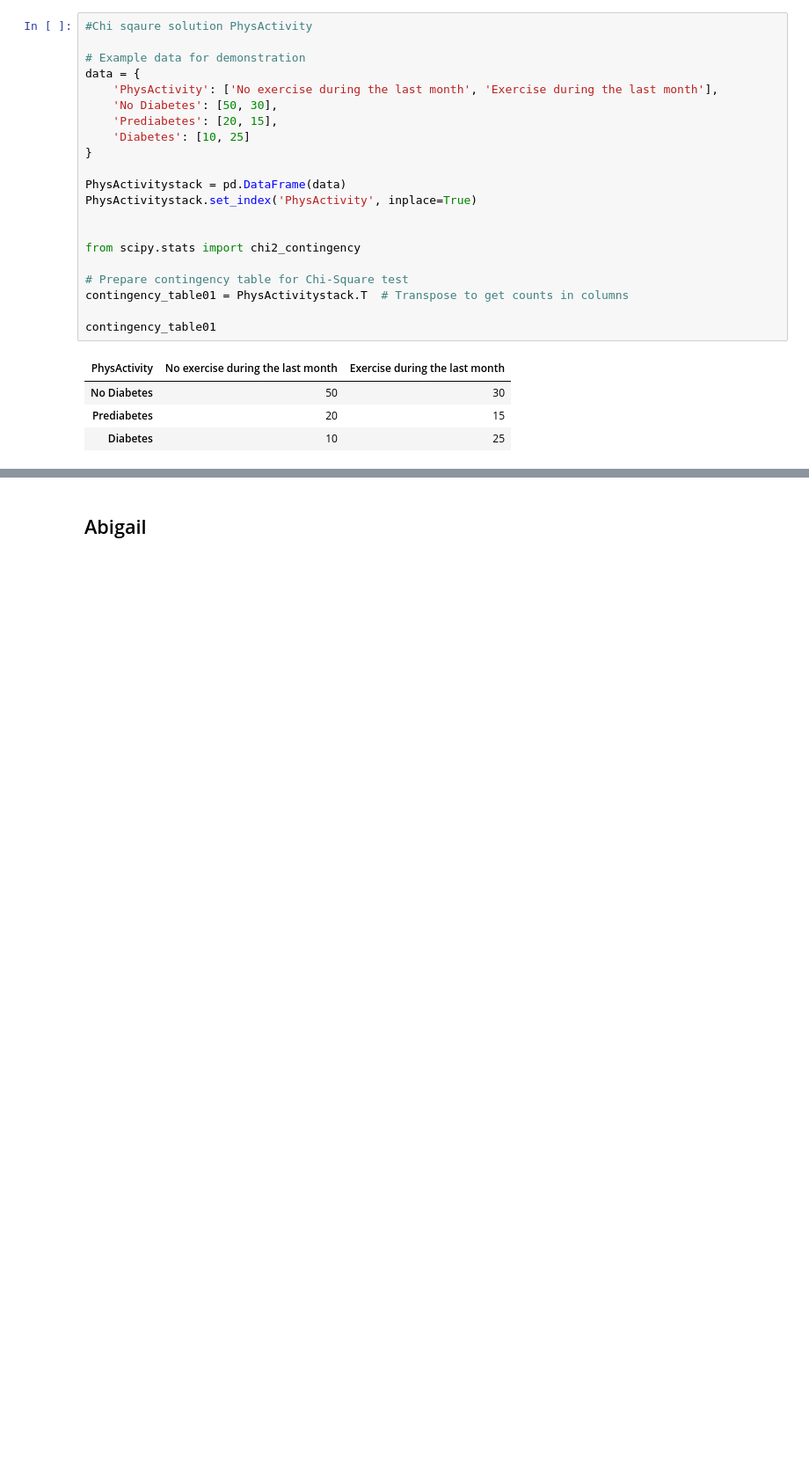
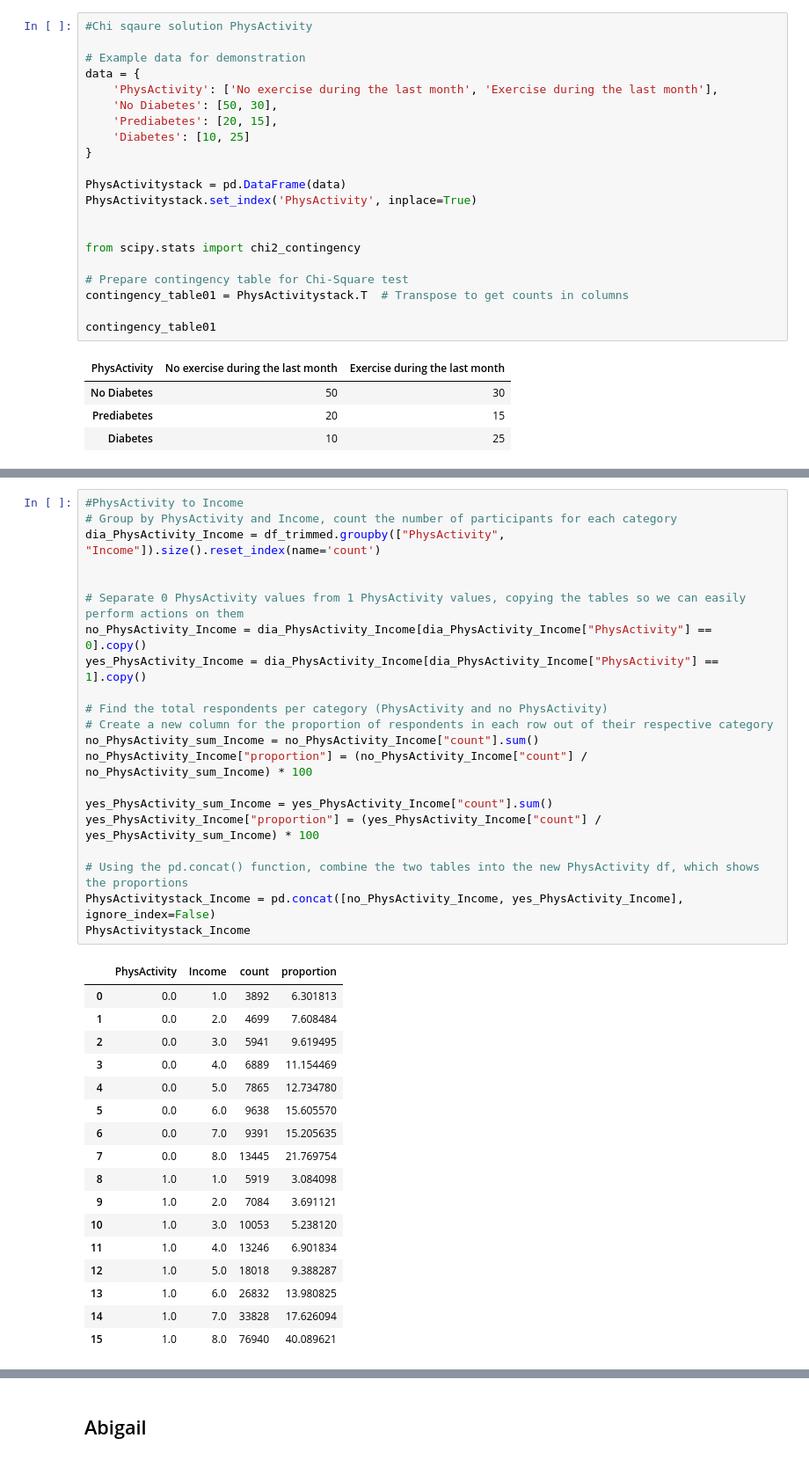
Before and after one commit to williamlevine/project-one, a Jupyter notebook: main_notebook.ipynb, the cells around one changed output, grey strips where cells are left out. Shown: that part at 88% size. Saved outputs shown, nothing was run; the diff lists cells and outputs as text; blank space fills up the shorter version.

```diff
--- a/main_notebook.ipynb
+++ b/main_notebook.ipynb
@@ -306,0 +287,39 @@ The p-value of the chi-squared test is 0.0031. As this value is less than 0.05,
+# %%
+#PhysActivity to Income
+# Group by PhysActivity and Income, count the number of participants for each category
+dia_PhysActivity_Income = df_trimmed.groupby(["PhysActivity", "Income"]).size().reset_index(name='count')
+
+
+# Separate 0 PhysActivity values from 1 PhysActivity values, copying the tables so we can easily perform actions on them
+no_PhysActivity_Income = dia_PhysActivity_Income[dia_PhysActivity_Income["PhysActivity"] == 0].copy()
+yes_PhysActivity_Income = dia_PhysActivity_Income[dia_PhysActivity_Income["PhysActivity"] == 1].copy()
+
+# Find the total respondents per category (PhysActivity and no PhysActivity)
+# Create a new column for the proportion of respondents in each row out of their respective category
+no_PhysActivity_sum_Income = no_PhysActivity_Income["count"].sum()
+no_PhysActivity_Income["proportion"] = (no_PhysActivity_Income["count"] / no_PhysActivity_sum_Income) * 100
+
+yes_PhysActivity_sum_Income = yes_PhysActivity_Income["count"].sum()
+yes_PhysActivity_Income["proportion"] = (yes_PhysActivity_Income["count"] / yes_PhysActivity_sum_Income) * 100
+
+# Using the pd.concat() function, combine the two tables into the new PhysActivity df, which shows the proportions
+PhysActivitystack_Income = pd.concat([no_PhysActivity_Income, yes_PhysActivity_Income], ignore_index=False)
+PhysActivitystack_Income
+# %% [output]
+|  | PhysActivity | Income | count | proportion |
+| 0 | 0.0 | 1.0 | 3892 | 6.301813 |
+| 1 | 0.0 | 2.0 | 4699 | 7.608484 |
+| 2 | 0.0 | 3.0 | 5941 | 9.619495 |
+| 3 | 0.0 | 4.0 | 6889 | 11.154469 |
+| 4 | 0.0 | 5.0 | 7865 | 12.734780 |
+| 5 | 0.0 | 6.0 | 9638 | 15.605570 |
+| 6 | 0.0 | 7.0 | 9391 | 15.205635 |
+| 7 | 0.0 | 8.0 | 13445 | 21.769754 |
+| 8 | 1.0 | 1.0 | 5919 | 3.084098 |
+| 9 | 1.0 | 2.0 | 7084 | 3.691121 |
+| 10 | 1.0 | 3.0 | 10053 | 5.238120 |
+| 11 | 1.0 | 4.0 | 13246 | 6.901834 |
+| 12 | 1.0 | 5.0 | 18018 | 9.388287 |
+| 13 | 1.0 | 6.0 | 26832 | 13.980825 |
+| 14 | 1.0 | 7.0 | 33828 | 17.626094 |
+| 15 | 1.0 | 8.0 | 76940 | 40.089621 |
```
Also changed, not shown: parts of 6 cells of this notebook.
